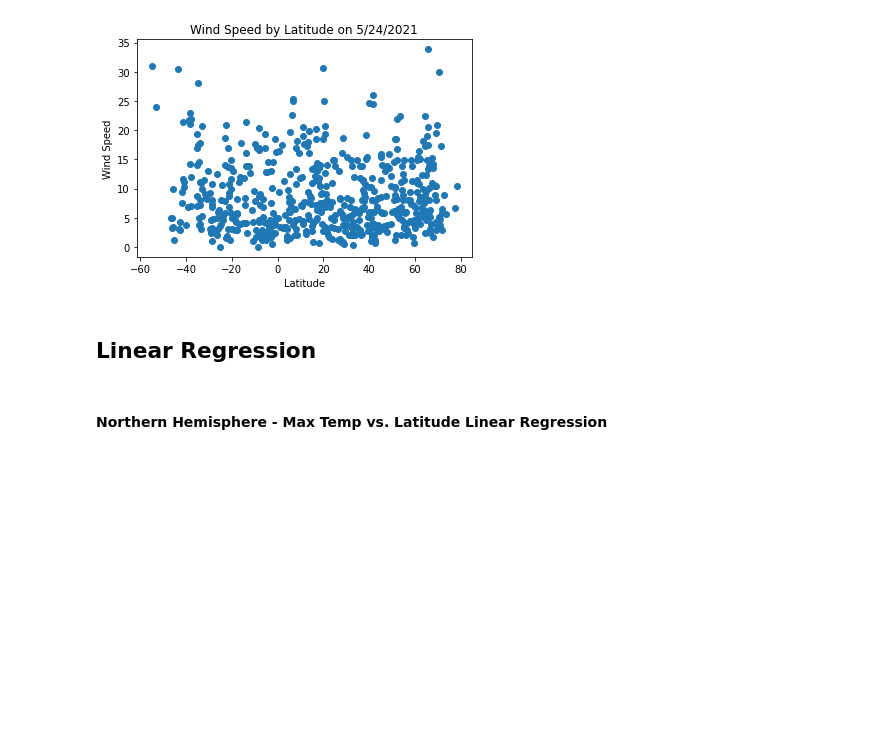
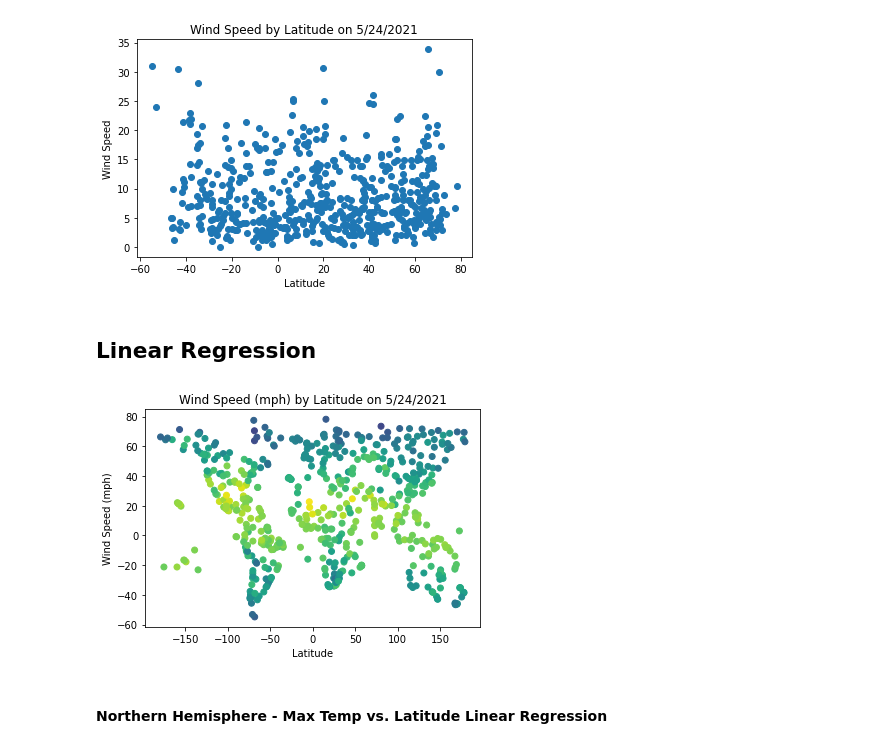
Before and after one commit to dany-roman/weather_analysis, a Jupyter notebook: WeatherPy.ipynb, the cells around one changed output. Drawn from its saved outputs; the diff is of its cells as text; code cells hidden in the pictures; blank space fills up the shorter version.

Commit message:
Figures added

```diff
--- a/WeatherPy.ipynb
+++ b/WeatherPy.ipynb
@@ -198,6 +198,18 @@ plt.show()
 [figure]
 # %% [markdown]
 ## Linear Regression
+# %%
+Latitude = city_weather['City_Latitude']
+Longitude = city_weather['City_Longitude']
+
+plt.scatter(Longitude, Latitude, c=Temperature, vmin=0, vmax=100)
+
+plt.xlabel('Latitude')
+plt.ylabel('Wind Speed (mph)')
+plt.title('Wind Speed (mph) by Latitude on 5/24/2021')
+plt.show()
+# %% [output]
+[figure, added]
 # %% [markdown]
 ####  Northern Hemisphere - Max Temp vs. Latitude Linear Regression
 # %% [markdown]
```
Also changed, not shown: parts of 2 cells of this notebook.
